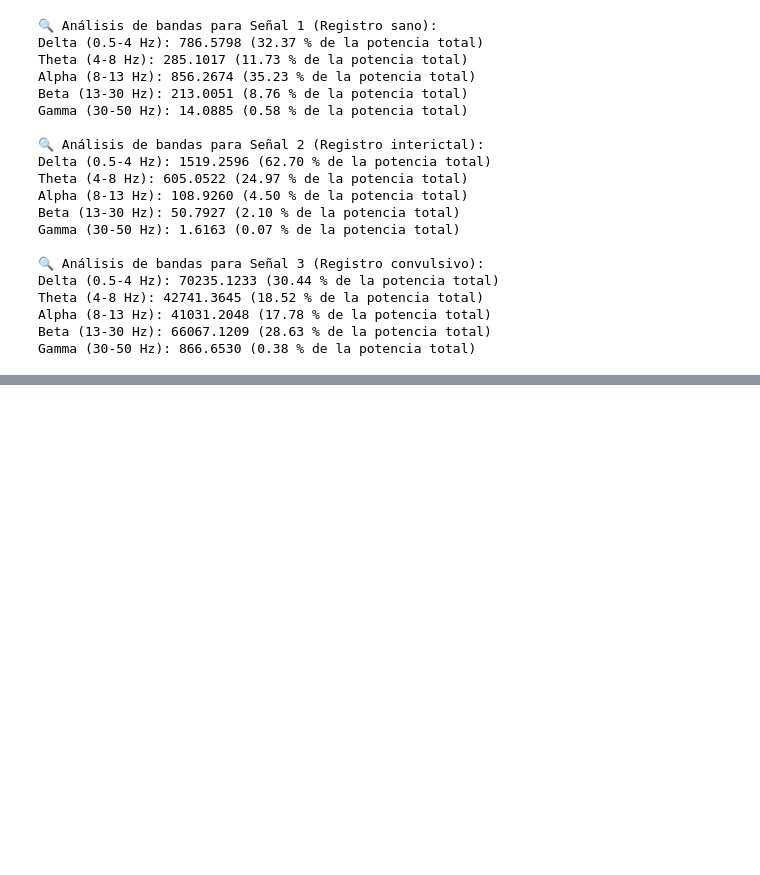
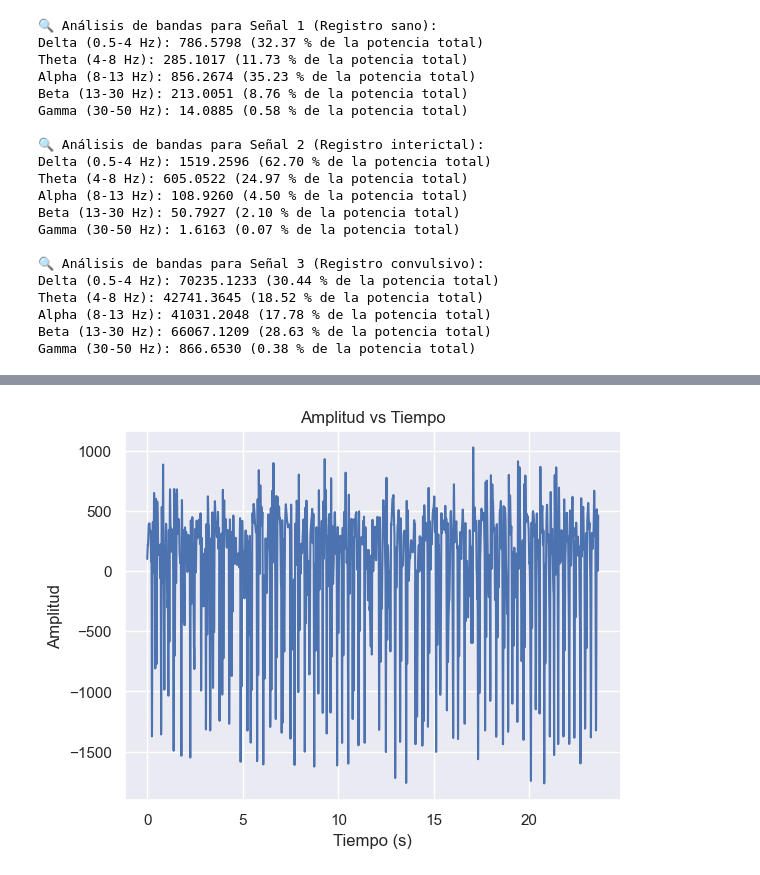
Before and after one commit to ddanelone/ANALISIS-NUMERICO-TP, a Jupyter notebook: TP1.ipynb, the cells around one changed output, grey strips where cells are left out. Saved outputs shown, nothing was run; the diff lists cells and outputs as text; code cells hidden in the pictures; blank space fills up the shorter version.

```diff
--- a/TP1.ipynb
+++ b/TP1.ipynb
@@ -346,0 +379,13 @@ Gamma (30-50 Hz): 866.6530 (0.38 % de la potencia total)
+# %%
+signal3 = np.loadtxt('Signal_3.txt')
+
+tiempo3 = np.arange(len(signal3)) / fs
+
+plt.plot(tiempo3, signal3)
+plt.xlabel('Tiempo (s)')
+plt.ylabel('Amplitud')
+plt.title('Amplitud vs Tiempo')
+plt.grid(True)
+plt.show()
+# %% [output]
+[figure, added]
```
Also changed, not shown: parts of 8 cells of this notebook, 3 other files.
